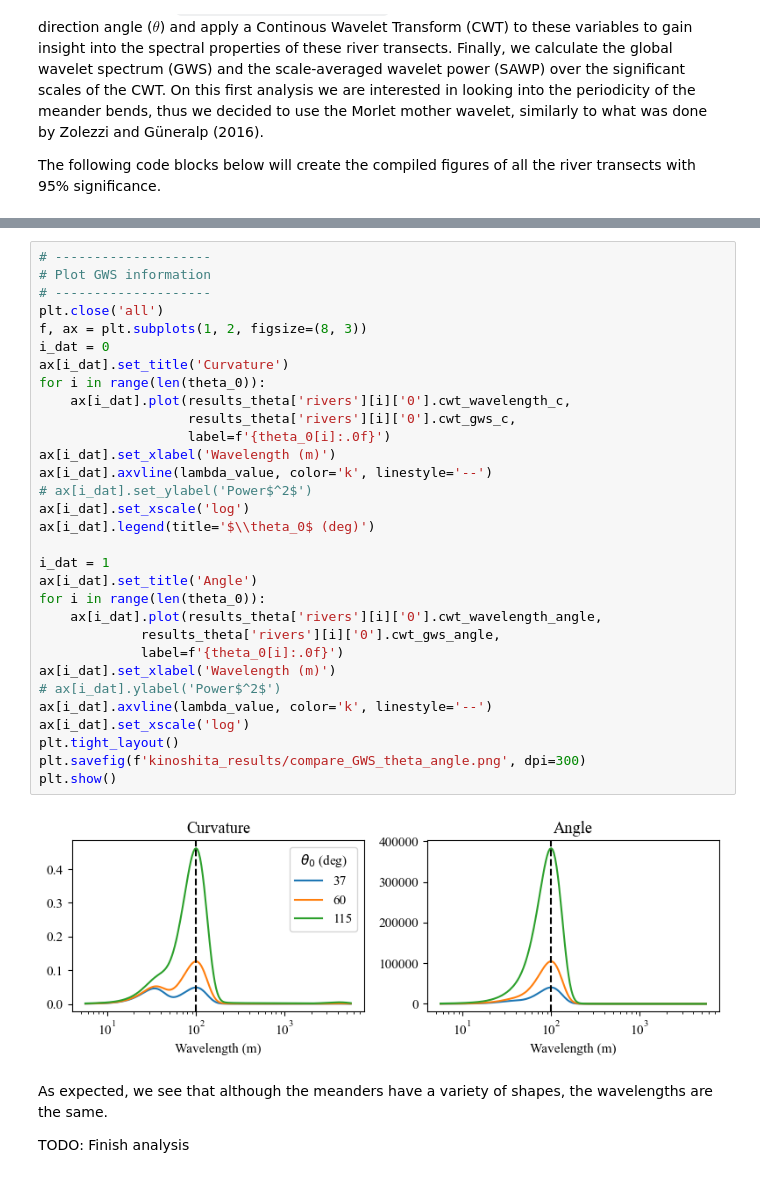
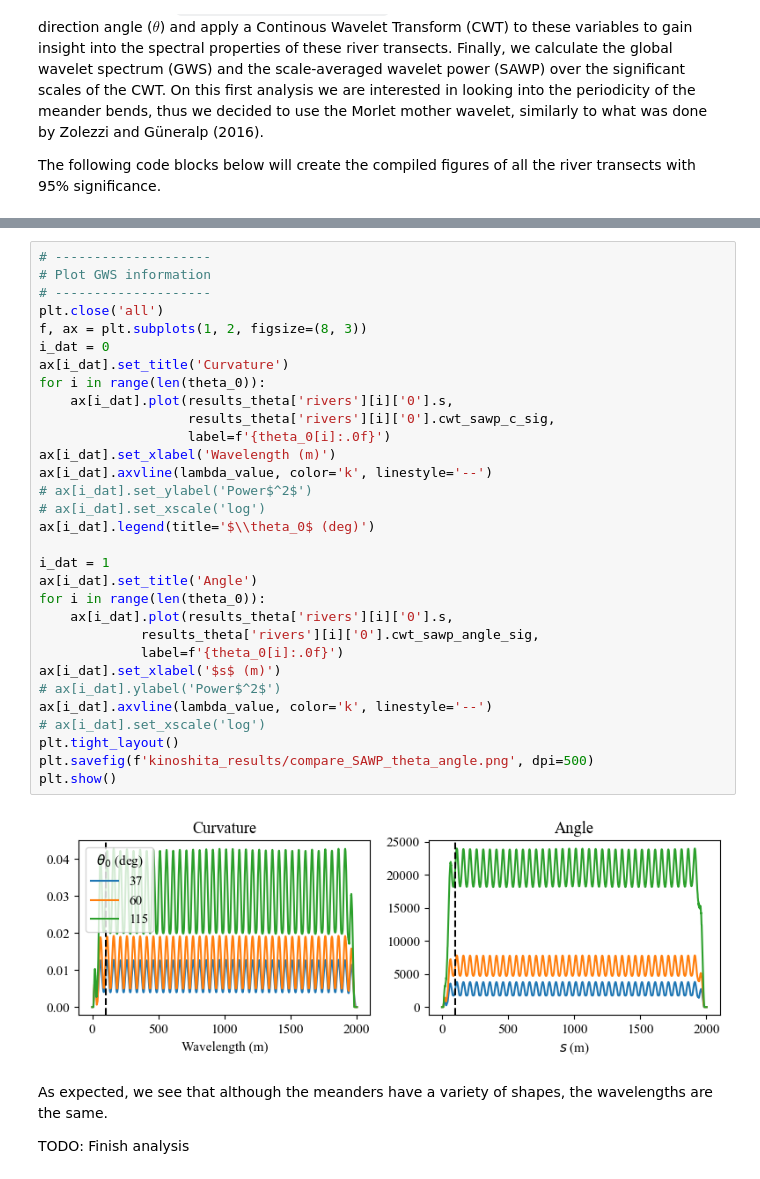
Before and after one commit to gomezvelezlab/WigglyRivers, a Jupyter notebook: examples/workflows/Synthetic_Rivers/Kinoshita_Examples.ipynb, the cells around one changed output, grey strips where cells are left out. Saved outputs shown, nothing was run; the diff lists cells and outputs as text.

```diff
--- a/examples/workflows/Synthetic_Rivers/Kinoshita_Examples.ipynb
+++ b/examples/workflows/Synthetic_Rivers/Kinoshita_Examples.ipynb
@@ -341,36 +684,36 @@ for i in range(len(theta_0)):
 # %%
 # --------------------
 # Plot GWS information
 # --------------------
 plt.close('all')
 f, ax = plt.subplots(1, 2, figsize=(8, 3))
 i_dat = 0
 ax[i_dat].set_title('Curvature')
 for i in range(len(theta_0)):
-    ax[i_dat].plot(results_theta['rivers'][i]['0'].cwt_wavelength_c,
-                   results_theta['rivers'][i]['0'].cwt_gws_c,
+    ax[i_dat].plot(results_theta['rivers'][i]['0'].s,
+                   results_theta['rivers'][i]['0'].cwt_sawp_c_sig,
                    label=f'{theta_0[i]:.0f}')
 ax[i_dat].set_xlabel('Wavelength (m)')
 ax[i_dat].axvline(lambda_value, color='k', linestyle='--')
 # ax[i_dat].set_ylabel('Power$^2$')
-ax[i_dat].set_xscale('log')
+# ax[i_dat].set_xscale('log')
 ax[i_dat].legend(title='$\\theta_0$ (deg)')
 
 i_dat = 1
 ax[i_dat].set_title('Angle')
 for i in range(len(theta_0)):
-    ax[i_dat].plot(results_theta['rivers'][i]['0'].cwt_wavelength_angle,
-             results_theta['rivers'][i]['0'].cwt_gws_angle,
+    ax[i_dat].plot(results_theta['rivers'][i]['0'].s,
+             results_theta['rivers'][i]['0'].cwt_sawp_angle_sig,
              label=f'{theta_0[i]:.0f}')
-ax[i_dat].set_xlabel('Wavelength (m)')
+ax[i_dat].set_xlabel('$s$ (m)')
 # ax[i_dat].ylabel('Power$^2$')
 ax[i_dat].axvline(lambda_value, color='k', linestyle='--')
-ax[i_dat].set_xscale('log')
+# ax[i_dat].set_xscale('log')
 plt.tight_layout()
-plt.savefig(f'kinoshita_results/compare_GWS_theta_angle.png', dpi=300)
+plt.savefig(f'kinoshita_results/compare_SAWP_theta_angle.png', dpi=500)
 plt.show()
 # %% [output]
-[figure, old version]
+[figure, new version]
 # %% [markdown]
 As expected, we see that although the meanders have a variety of shapes, the wavelengths are the same.
 
```
Also changed, not shown: parts of 14 cells of this notebook, 1 other file.
